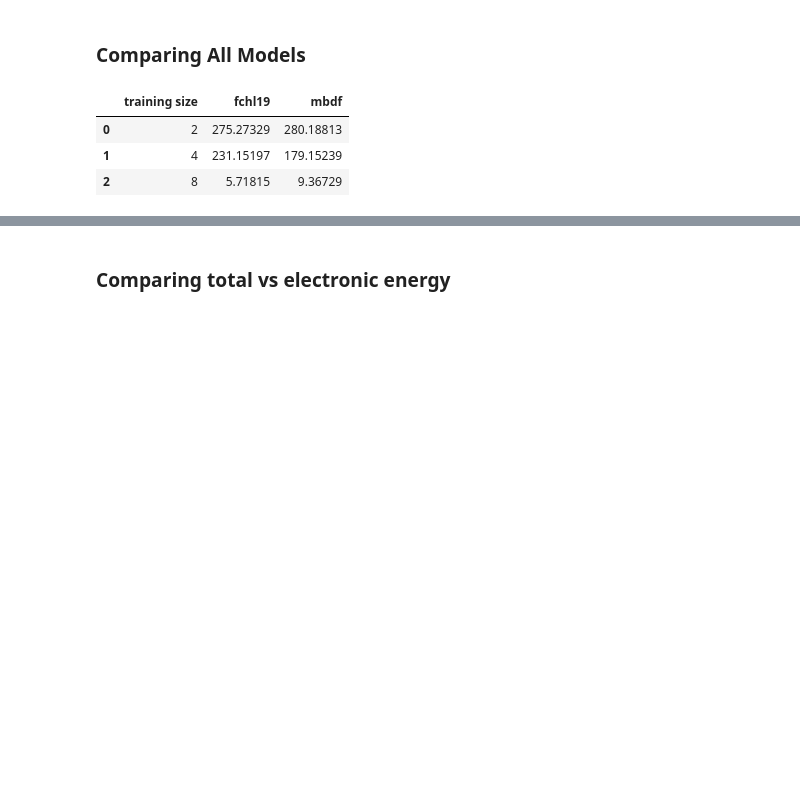
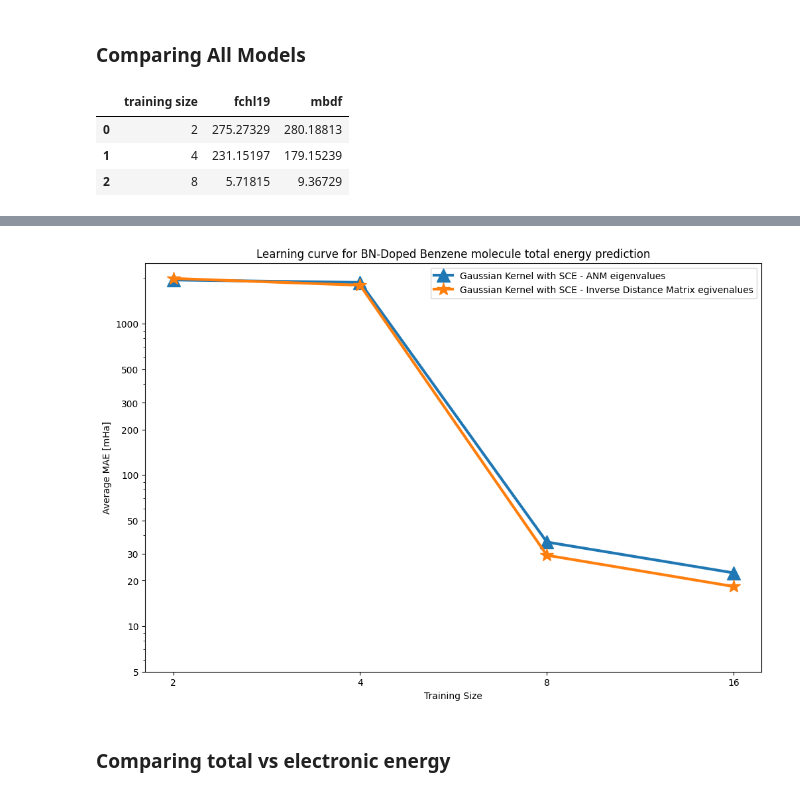
Before and after one commit to GabrielWu2004/Alchemical_Normal_Modes, a Jupyter notebook: [1]_ANM_with_benzene/main_code/Performance_evaluation.ipynb, the cells around one changed output, grey strips where cells are left out. Saved outputs shown, nothing was run; the diff lists cells and outputs as text; code cells hidden in the pictures; blank space fills up the shorter version.

```diff
--- a/[1]_ANM_with_benzene/main_code/Performance_evaluation.ipynb
+++ b/[1]_ANM_with_benzene/main_code/Performance_evaluation.ipynb
@@ -790,3 +789,48 @@ ValueError: (214, 34, 34) is not a valid value for color
+# %%
+# Set figure size
+plt.figure(figsize=(12, 8))
+
+# Load the data
+x = model_performance_gaussian['training size']
+
+y6 = model_performance_CSE_gaussian['average MAE (mHa)']
+y7 = model_performance_inv_dist_CSE_gaussian['average MAE (mHa)']
+
+y98 = baseline['fchl19']
+y99 = baseline['mbdf']
+y100 = [50, 50, 50, 50]
+
+# Plotting
+linewidth = 3
+markersize = 15
+
+
+plt.plot(x, y6, label='Gaussian Kernel with SCE - ANM eigenvalues', marker='^', linestyle='-', linewidth=linewidth, markersize=markersize)
+plt.plot(x, y7, label='Gaussian Kernel with SCE - Inverse Distance Matrix egivenalues', marker='*', linestyle='-', linewidth=linewidth, markersize=markersize)
+
+
+# Customize the plot
+plt.title('Learning curve for BN-Doped Benzene molecule total energy prediction')
+plt.xlabel('Training Size')
+plt.ylabel('Average MAE [mHa]')
+plt.legend()
+
+# Create log scale
+plt.xscale('log', base=2)
+plt.yscale('log', base=10)
+
+xticks = [2**i for i in range(1, 5)]
+# yticks = [10**i for i in range(1, 4)]
+yticks = [5, 10, 20, 30, 50, 100, 200, 300, 500, 1000]
+plt.xticks(xticks, labels = xticks)
+plt.yticks(yticks, labels = yticks)
+
+
+# Display the plot
+plt.savefig('../graph/[Benz] [5.0] Learning curve for ANM vs. IDM.png', dpi=300)
+plt.show()
+# %% [output]
+[figure, added]
 # %% [markdown]
 ### Comparing total vs electronic energy ###
 # %%
```
Also changed, not shown: parts of 1 cell of this notebook, 33 other files.
